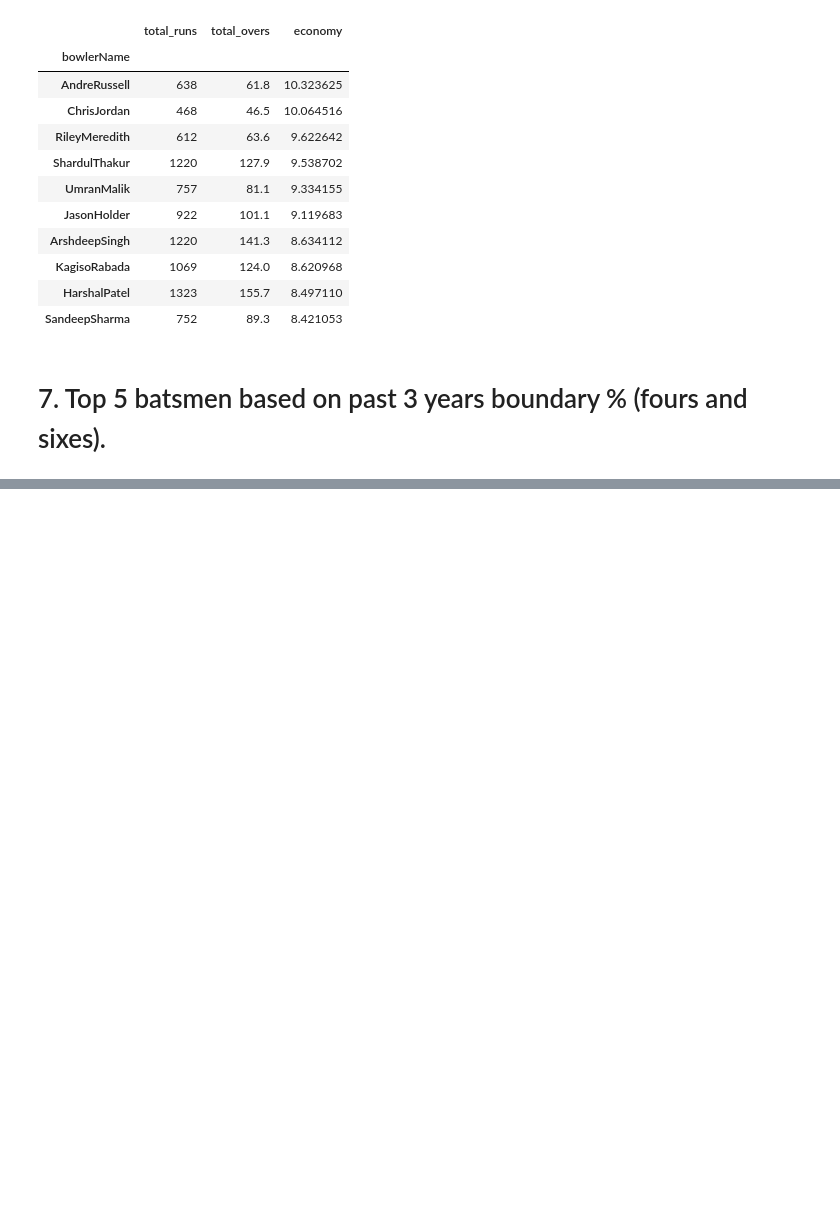
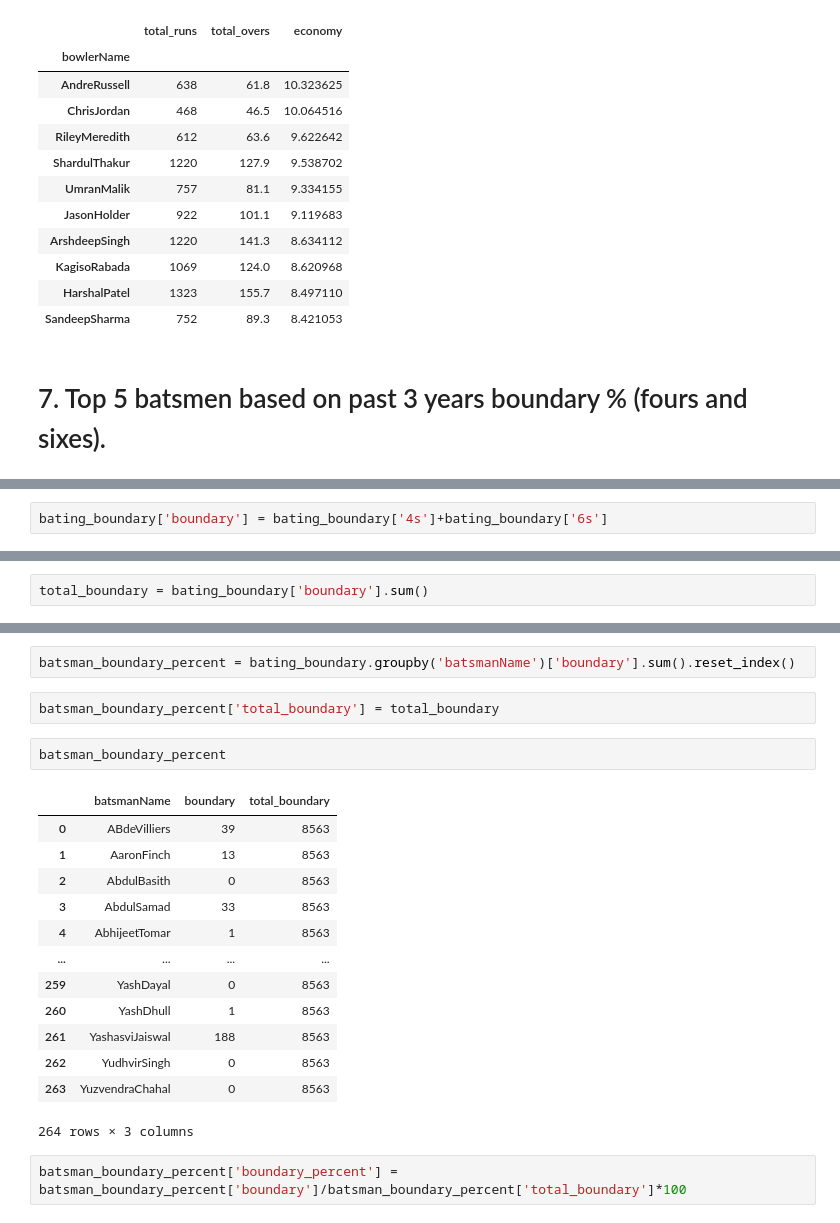
Before and after one commit to sourabhms66/ipl_2024, a Jupyter notebook: codes.ipynb, the cells around one changed output, grey strips where cells are left out. Drawn from its saved outputs; the diff is of its cells as text; blank space fills up the shorter version.

```diff
--- a/codes.ipynb
+++ b/codes.ipynb
@@ -802,0 +821,2 @@ bowler_top_10_economy.sort_values(by='economy',ascending=False).head(10)
+# %%
+bating_boundary['boundary'] = bating_boundary['4s']+bating_boundary['6s']
@@ -802,0 +839,2 @@ bowler_top_10_economy.sort_values(by='economy',ascending=False).head(10)
+# %%
+total_boundary = bating_boundary['boundary'].sum()
@@ -802,0 +857,22 @@ bowler_top_10_economy.sort_values(by='economy',ascending=False).head(10)
+# %%
+batsman_boundary_percent = bating_boundary.groupby('batsmanName')['boundary'].sum().reset_index()
+# %%
+batsman_boundary_percent['total_boundary'] = total_boundary
+# %%
+batsman_boundary_percent
+# %% [output]
+|  | batsmanName | boundary | total_boundary |
+| 0 | ABdeVilliers | 39 | 8563 |
+| 1 | AaronFinch | 13 | 8563 |
+| 2 | AbdulBasith | 0 | 8563 |
+| 3 | AbdulSamad | 33 | 8563 |
+| 4 | AbhijeetTomar | 1 | 8563 |
+| ... | ... | ... | ... |
+| 259 | YashDayal | 0 | 8563 |
+| 260 | YashDhull | 1 | 8563 |
+| 261 | YashasviJaiswal | 188 | 8563 |
+| 262 | YudhvirSingh | 0 | 8563 |
+| 263 | YuzvendraChahal | 0 | 8563 |
+264 rows × 3 columns
+# %%
+batsman_boundary_percent['boundary_percent'] = batsman_boundary_percent['boundary']/batsman_boundary_percent['total_boundary']*100
```
Also changed, not shown: parts of 5 cells of this notebook.
